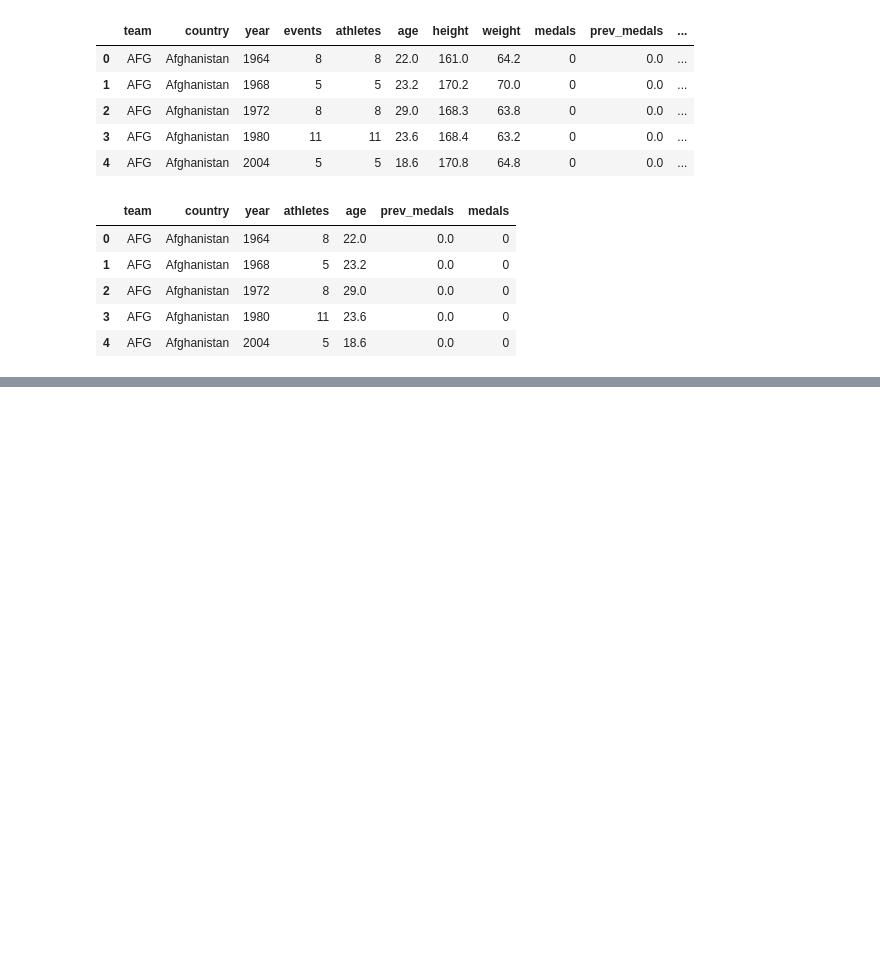
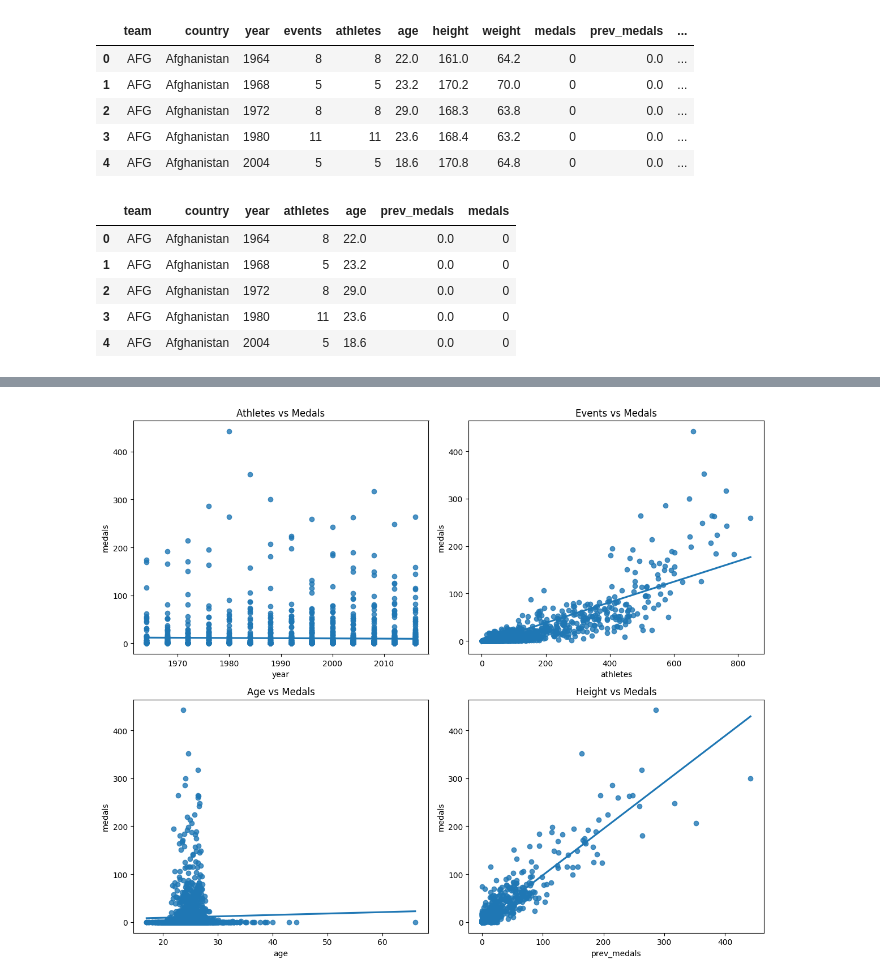
Before and after one commit to Nish613/OlympicMedals_MLPrediction, a Jupyter notebook: OlympicMedals_MLPrediction.ipynb, the cells around one changed output, grey strips where cells are left out. Drawn from its saved outputs; the diff is of its cells as text; code cells hidden in the pictures; blank space fills up the shorter version.

```diff
--- a/OlympicMedals_MLPrediction.ipynb
+++ b/OlympicMedals_MLPrediction.ipynb
@@ -24,0 +37,19 @@ teams.head()
+# %%
+fig, axes = plt.subplots(2, 2, figsize=(12, 10))
+
+sns.regplot(x="year", y="medals", data=teams, ci=None, ax=axes[0, 0])
+axes[0, 0].set_title("Athletes vs Medals")
+
+sns.regplot(x="athletes", y="medals", data=teams, ci=None, ax=axes[0, 1])
+axes[0, 1].set_title("Events vs Medals")
+
+sns.regplot(x="age", y="medals", data=teams, ci=None, ax=axes[1, 0])
+axes[1, 0].set_title("Age vs Medals")
+
+sns.regplot(x="prev_medals", y="medals", data=teams, ci=None, ax=axes[1, 1])
+axes[1, 1].set_title("Height vs Medals")
+
+plt.tight_layout()
+plt.show()
+# %% [output]
+[figure, added]
```
Also changed, not shown: parts of 3 cells of this notebook.
